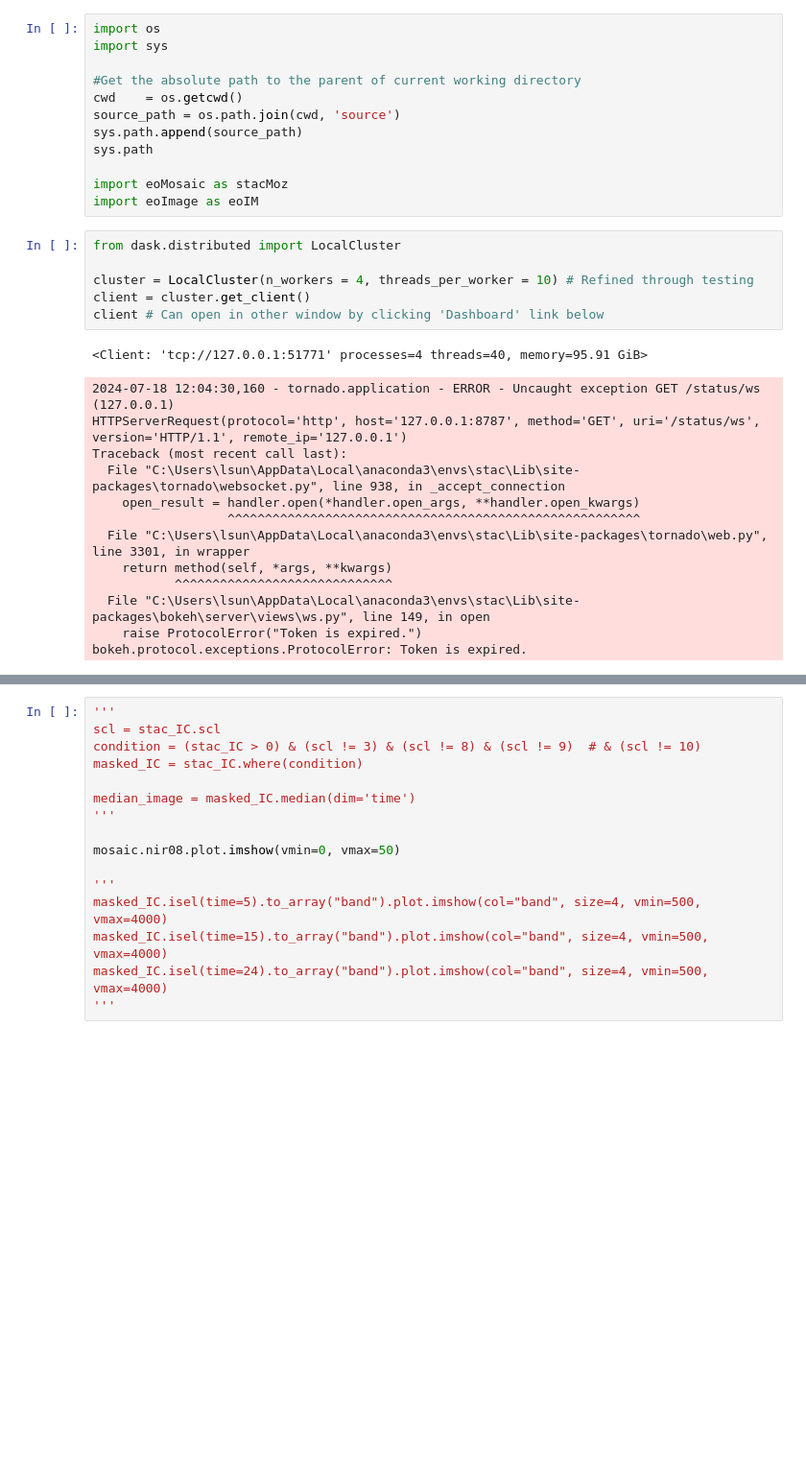
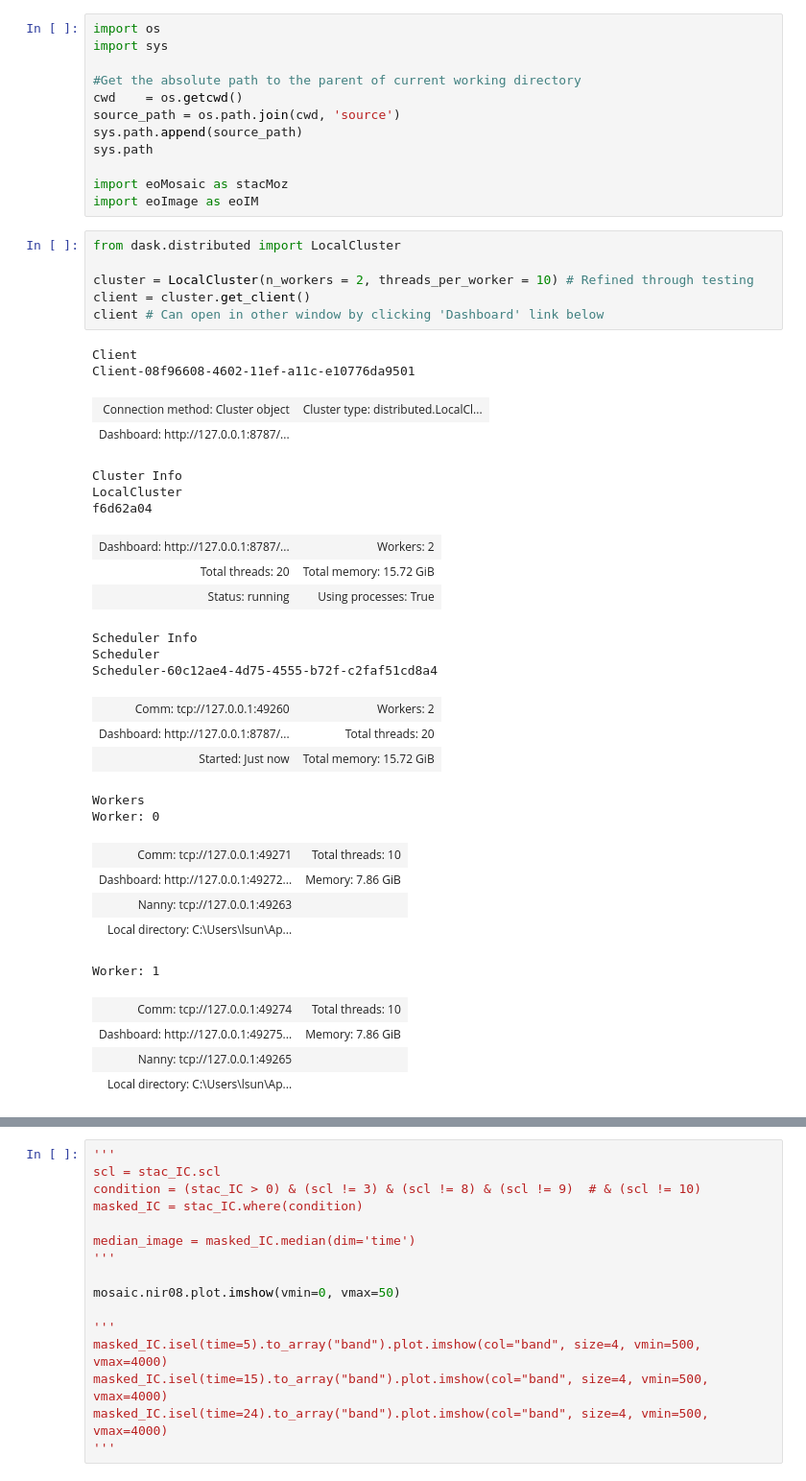
Before and after one commit to aaradar/LEAF_runner, a Jupyter notebook: Mosaic.ipynb, the cells around one changed output, grey strips where cells are left out. Shown at 96% size. Cells and saved outputs as stored; diff of their text form; blank space fills up the shorter version.

```diff
--- a/Mosaic.ipynb
+++ b/Mosaic.ipynb
@@ -13,23 +13,37 @@ import eoImage as eoIM
 # %%
 from dask.distributed import LocalCluster
 
-cluster = LocalCluster(n_workers = 4, threads_per_worker = 10) # Refined through testing
+cluster = LocalCluster(n_workers = 2, threads_per_worker = 10) # Refined through testing
 client = cluster.get_client()
 client # Can open in other window by clicking 'Dashboard' link below
 # %% [output]
-<Client: 'tcp://127.0.0.1:51771' processes=4 threads=40, memory=95.91 GiB>
+Client
+Client-08f96608-4602-11ef-a11c-e10776da9501
+| Connection method: Cluster object | Cluster type: distributed.LocalCl... |
+| Dashboard: http://127.0.0.1:8787/... |  |
-2024-07-18 12:04:30,160 - tornado.application - ERROR - Uncaught exception GET /status/ws (127.0.0.1)
-HTTPServerRequest(protocol='http', host='127.0.0.1:8787', method='GET', uri='/status/ws', version='HTTP/1.1', remote_ip='127.0.0.1')
-Traceback (most recent call last):
-  File "C:\Users\lsun\AppData\Local\anaconda3\envs\stac\Lib\site-packages\tornado\websocket.py", line 938, in _accept_connection
-    open_result = handler.open(*handler.open_args, **handler.open_kwargs)
-                  ^^^^^^^^^^^^^^^^^^^^^^^^^^^^^^^^^^^^^^^^^^^^^^^^^^^^^^^
-  File "C:\Users\lsun\AppData\Local\anaconda3\envs\stac\Lib\site-packages\tornado\web.py", line 3301, in wrapper
-    return method(self, *args, **kwargs)
-           ^^^^^^^^^^^^^^^^^^^^^^^^^^^^^
-  File "C:\Users\lsun\AppData\Local\anaconda3\envs\stac\Lib\site-packages\bokeh\server\views\ws.py", line 149, in open
-    raise ProtocolError("Token is expired.")
-bokeh.protocol.exceptions.ProtocolError: Token is expired.
+Cluster Info
+LocalCluster
+f6d62a04
+| Dashboard: http://127.0.0.1:8787/... | Workers: 2 |
+| Total threads: 20 | Total memory: 15.72 GiB |
+| Status: running | Using processes: True |
+Scheduler Info
+Scheduler
+Scheduler-60c12ae4-4d75-4555-b72f-c2faf51cd8a4
+| Comm: tcp://127.0.0.1:49260 | Workers: 2 |
+| Dashboard: http://127.0.0.1:8787/... | Total threads: 20 |
+| Started: Just now | Total memory: 15.72 GiB |
+Workers
+Worker: 0
+| Comm: tcp://127.0.0.1:49271 | Total threads: 10 |
+| Dashboard: http://127.0.0.1:49272... | Memory: 7.86 GiB |
+| Nanny: tcp://127.0.0.1:49263 |  |
+| Local directory: C:\Users\lsun\Ap... |  |
+Worker: 1
+| Comm: tcp://127.0.0.1:49274 | Total threads: 10 |
+| Dashboard: http://127.0.0.1:49275... | Memory: 7.86 GiB |
+| Nanny: tcp://127.0.0.1:49265 |  |
+| Local directory: C:\Users\lsun\Ap... |  |
 # %%
 ottawa_region = {
     'type': 'Polygon',
```
Also changed, not shown: parts of 3 cells of this notebook, 2 other files.
